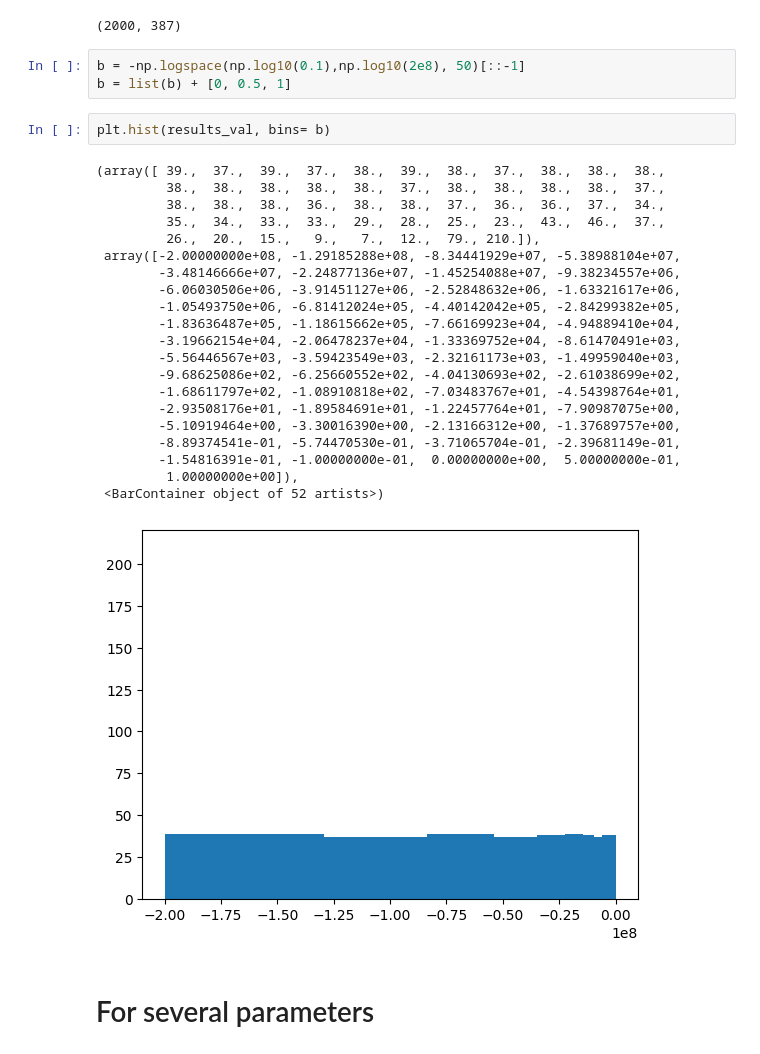
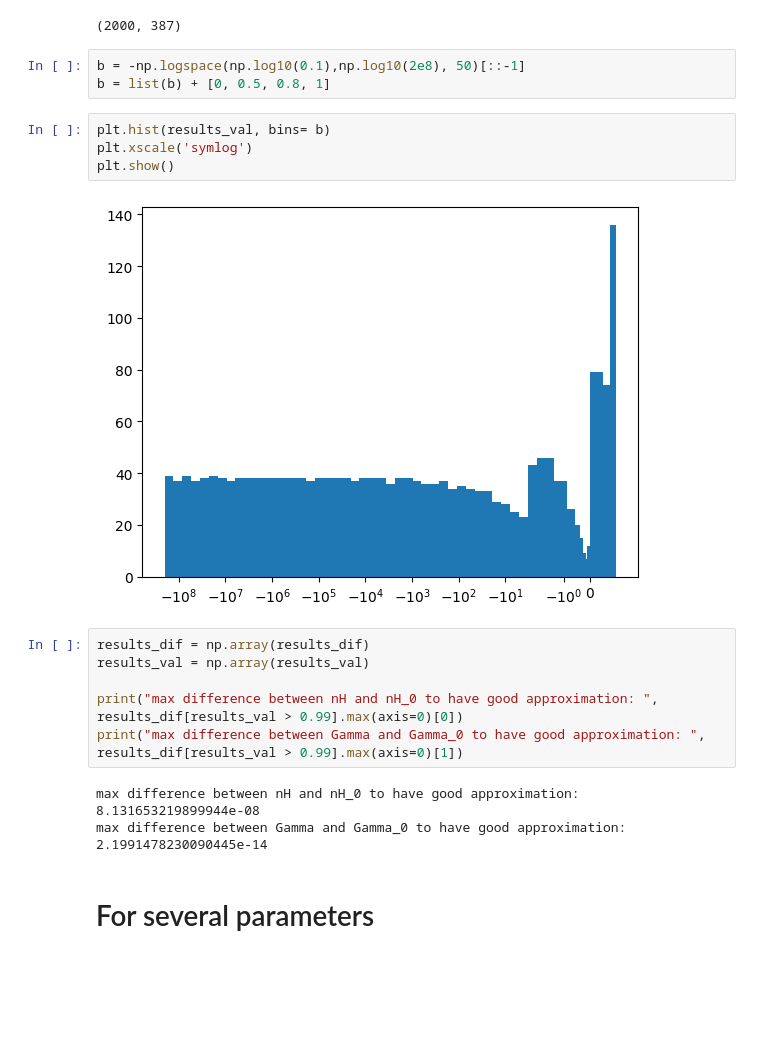
Before and after one commit to CS-433/ml-project-2-lady_bug, a Jupyter notebook: PINN_for_hydrogen_ionization.ipynb, the cells around one changed output. Cells and saved outputs as stored; diff of their text form; blank space fills up the shorter version.

```diff
--- a/PINN_for_hydrogen_ionization.ipynb
+++ b/PINN_for_hydrogen_ionization.ipynb
@@ -182,31 +182,22 @@ len(results_val), len([res for res in results_val if res > -1])
 (2000, 387)
 # %%
 b = -np.logspace(np.log10(0.1),np.log10(2e8), 50)[::-1]
-b = list(b) + [0, 0.5, 1]
+b = list(b) + [0, 0.5, 0.8, 1]
 # %%
 plt.hist(results_val, bins= b)
+plt.xscale('symlog')
+plt.show()
 # %% [output]
-(array([ 39.,  37.,  39.,  37.,  38.,  39.,  38.,  37.,  38.,  38.,  38.,
-         38.,  38.,  38.,  38.,  38.,  37.,  38.,  38.,  38.,  38.,  37.,
-         38.,  38.,  38.,  36.,  38.,  38.,  37.,  36.,  36.,  37.,  34.,
-         35.,  34.,  33.,  33.,  29.,  28.,  25.,  23.,  43.,  46.,  37.,
-         26.,  20.,  15.,   9.,   7.,  12.,  79., 210.]),
- array([-2.00000000e+08, -1.29185288e+08, -8.34441929e+07, -5.38988104e+07,
-        -3.48146666e+07, -2.24877136e+07, -1.45254088e+07, -9.38234557e+06,
-        -6.06030506e+06, -3.91451127e+06, -2.52848632e+06, -1.63321617e+06,
-        -1.05493750e+06, -6.81412024e+05, -4.40142042e+05, -2.84299382e+05,
-        -1.83636487e+05, -1.18615662e+05, -7.66169923e+04, -4.94889410e+04,
-        -3.19662154e+04, -2.06478237e+04, -1.33369752e+04, -8.61470491e+03,
-        -5.56446567e+03, -3.59423549e+03, -2.32161173e+03, -1.49959040e+03,
-        -9.68625086e+02, -6.25660552e+02, -4.04130693e+02, -2.61038699e+02,
-        -1.68611797e+02, -1.08910818e+02, -7.03483767e+01, -4.54398764e+01,
-        -2.93508176e+01, -1.89584691e+01, -1.22457764e+01, -7.90987075e+00,
-        -5.10919464e+00, -3.30016390e+00, -2.13166312e+00, -1.37689757e+00,
-        -8.89374541e-01, -5.74470530e-01, -3.71065704e-01, -2.39681149e-01,
-        -1.54816391e-01, -1.00000000e-01,  0.00000000e+00,  5.00000000e-01,
-         1.00000000e+00]),
- <BarContainer object of 52 artists>)
-[figure, old version]
+[figure, new version]
+# %%
+results_dif = np.array(results_dif)
+results_val = np.array(results_val)
+
+print("max difference between nH and nH_0 to have good approximation: ", results_dif[results_val > 0.99].max(axis=0)[0])
+print("max difference between Gamma and Gamma_0 to have good approximation: ", results_dif[results_val > 0.99].max(axis=0)[1])
+# %% [output]
+max difference between nH and nH_0 to have good approximation:  8.131653219899944e-08
+max difference between Gamma and Gamma_0 to have good approximation:  2.1991478230090445e-14
 # %% [markdown]
 # For several parameters
 # %%
```
Also changed, not shown: parts of 18 cells of this notebook, 16 other files.
